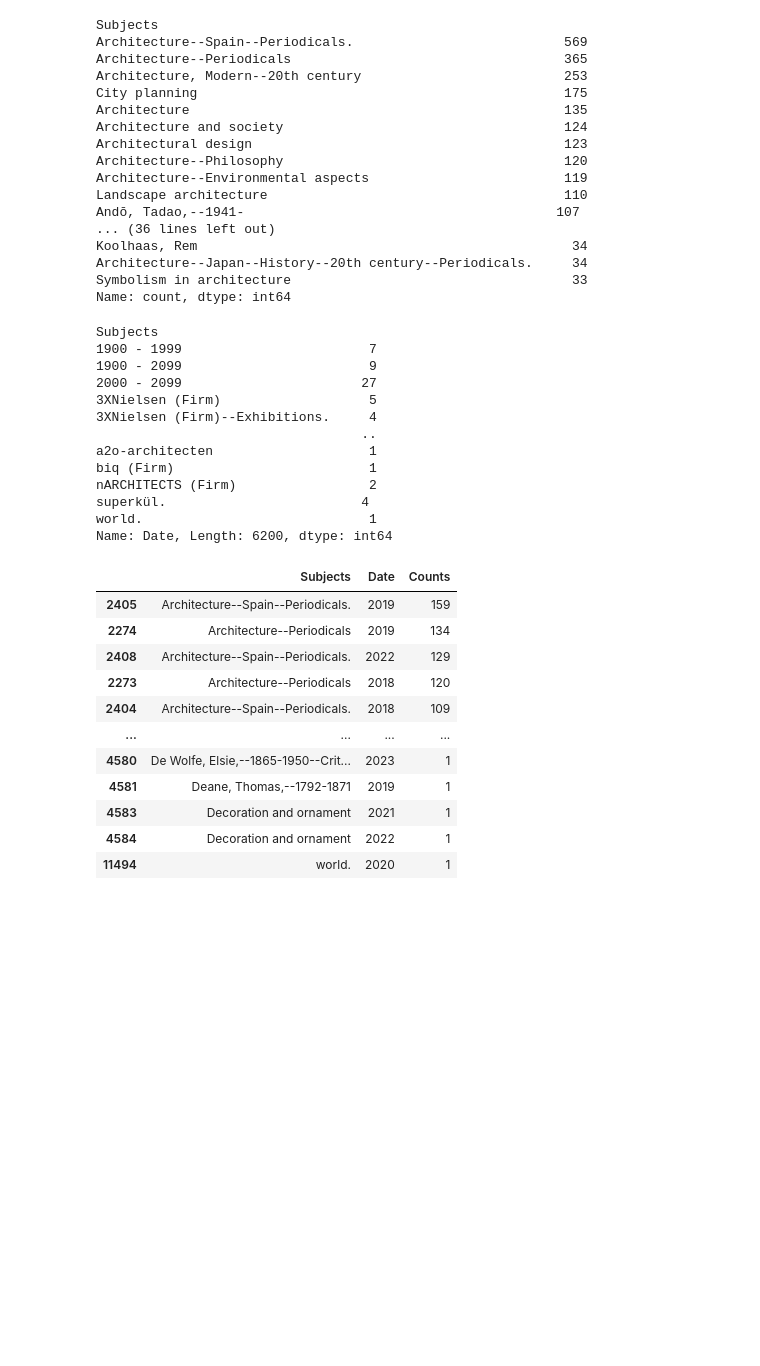
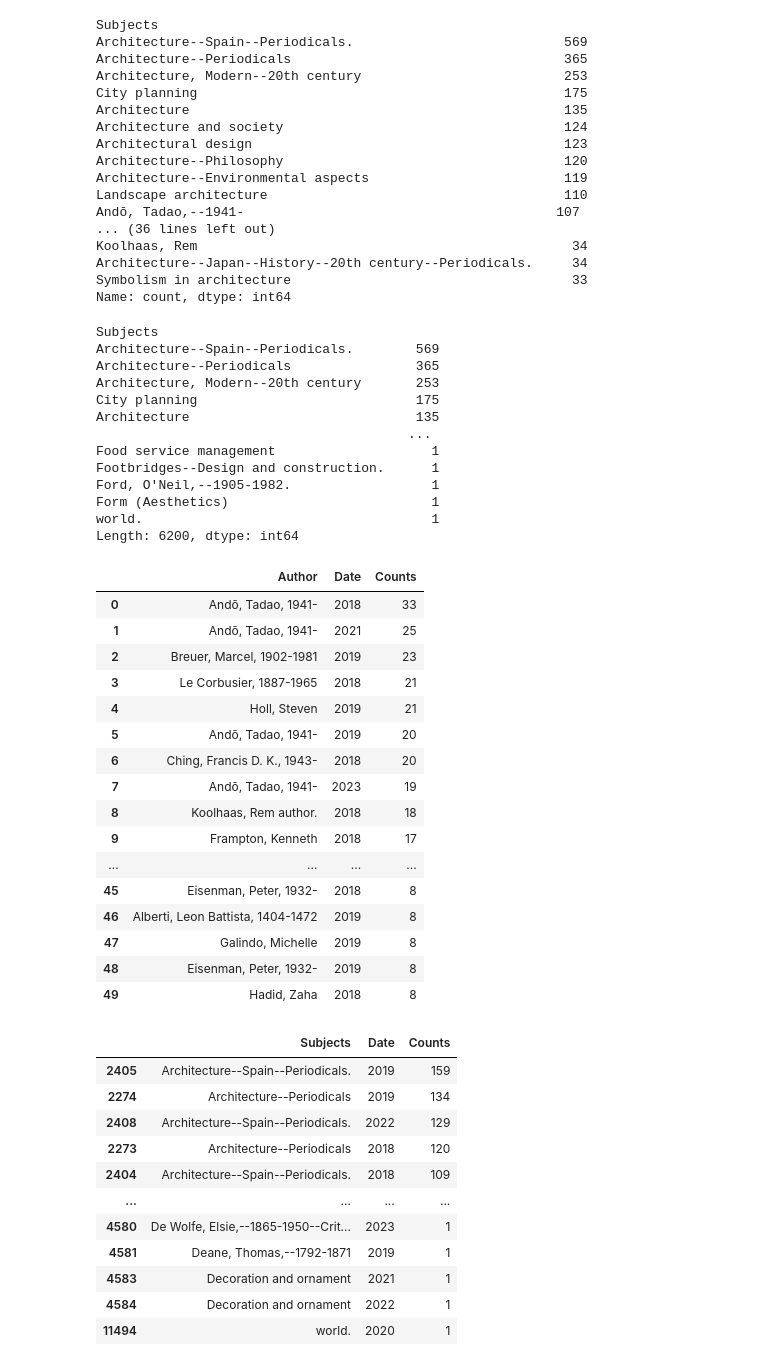
Before and after one commit to senderrr/Architecture, a Jupyter notebook: ArchitectureNotebook2023.ipynb, the cells around one changed output. Saved outputs shown, nothing was run; the diff lists cells and outputs as text; code cells hidden in the pictures; blank space fills up the shorter version.

Commit message:
Updated Groupby Tables

```diff
--- a/ArchitectureNotebook2023.ipynb
+++ b/ArchitectureNotebook2023.ipynb
@@ -222,21 +199,42 @@ Architecture--Japan--History--20th century--Periodicals.     34
 Symbolism in architecture                                    33
 Name: count, dtype: int64
 # %%
-first_subject_df.groupby('Subjects')['Date'].size()
+first_subject_df.groupby('Subjects').size().sort_values(ascending=[False])
 # %% [output]
 Subjects
-1900 - 1999                        7
-1900 - 2099                        9
-2000 - 2099                       27
-3XNielsen (Firm)                   5
-3XNielsen (Firm)--Exhibitions.     4
-                                  ..
-a2o-architecten                    1
-biq (Firm)                         1
-nARCHITECTS (Firm)                 2
-superkül.                         4
-world.                             1
-Name: Date, Length: 6200, dtype: int64
+Architecture--Spain--Periodicals.        569
+Architecture--Periodicals                365
+Architecture, Modern--20th century       253
+City planning                            175
+Architecture                             135
+                                        ...
+Food service management                    1
+Footbridges--Design and construction.      1
+Ford, O'Neil,--1905-1982.                  1
+Form (Aesthetics)                          1
+world.                                     1
+Length: 6200, dtype: int64
+# %%
+AuthorCounts = first_subject_df.groupby(['Author', 'Date']).size().reset_index(name='Counts').sort_values(by=['Counts'], ascending=[False])
+AuthorCounts.reset_index(drop = True).head(50)
+# %% [output]
+|  | Author | Date | Counts |
+| 0 | Andō, Tadao, 1941- | 2018 | 33 |
+| 1 | Andō, Tadao, 1941- | 2021 | 25 |
+| 2 | Breuer, Marcel, 1902-1981 | 2019 | 23 |
+| 3 | Le Corbusier, 1887-1965 | 2018 | 21 |
+| 4 | Holl, Steven | 2019 | 21 |
+| 5 | Andō, Tadao, 1941- | 2019 | 20 |
+| 6 | Ching, Francis D. K., 1943- | 2018 | 20 |
+| 7 | Andō, Tadao, 1941- | 2023 | 19 |
+| 8 | Koolhaas, Rem author. | 2018 | 18 |
+| 9 | Frampton, Kenneth | 2018 | 17 |
+| ... | ... | ... | ... |
+| 45 | Eisenman, Peter, 1932- | 2018 | 8 |
+| 46 | Alberti, Leon Battista, 1404-1472 | 2019 | 8 |
+| 47 | Galindo, Michelle | 2019 | 8 |
+| 48 | Eisenman, Peter, 1932- | 2019 | 8 |
+| 49 | Hadid, Zaha | 2018 | 8 |
 # %%
 counts = first_subject_df.groupby(['Subjects', 'Date']).size().reset_index(name='Counts').sort_values(by=['Counts'], ascending=[False])
 
```
Also changed, not shown: parts of 7 cells of this notebook, 2 other files.
